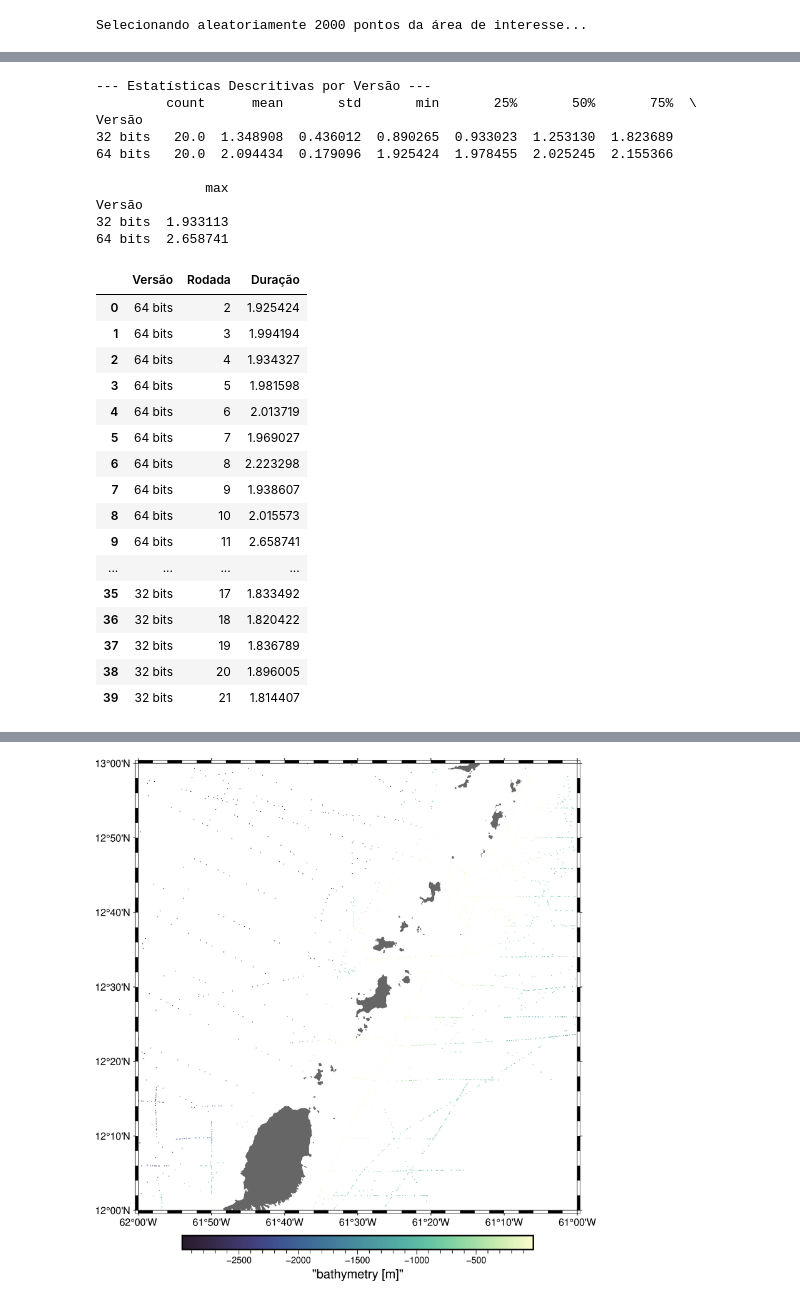
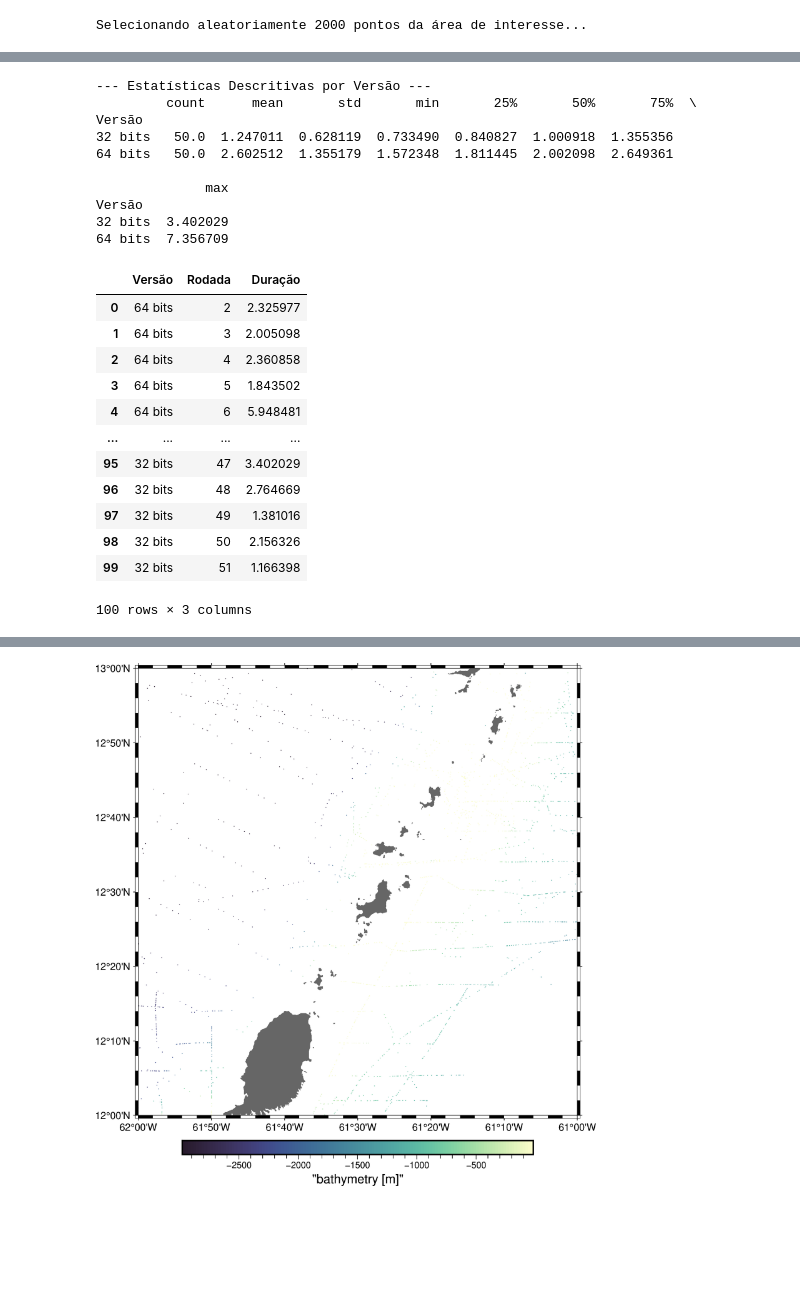
Before and after one commit to BernardoPerS/Fatiando_Modificado, a Jupyter notebook: Testes/teste_verde.ipynb, the cells around one changed output, grey strips where cells are left out. Cells and saved outputs as stored; diff of their text form; code cells hidden in the pictures; blank space fills up the shorter version.

```diff
--- a/Testes/teste_verde.ipynb
+++ b/Testes/teste_verde.ipynb
@@ -123,7 +121,8 @@ Line #      Hits         Time  Per Hit   % Time  Line Contents
 ## Código com benchmarking ##
 resultados_benchmark_spline = []
 # Serão usadas n-1 amostras nas estatísticas
-n_repeticoes = 31
+n_repeticoes = 51
+
 
 #Realizamos os testes com fit utilizando os 64 bits
 for i in range(n_repeticoes):
@@ -478,7 +676,7 @@ Line #      Hits         Time  Per Hit   % Time  Line Contents
 # %%
 ## Código com benchmarking ##
 resultados_benchmark_spline = []
-n_repeticoes = 21
+n_repeticoes = 51
 
 
 
@@ -519,53 +717,49 @@ for i in range(n_repeticoes):
     end_time = time.perf_counter()
 
     duracao = end_time - start_time
     resultados_benchmark_spline.append({
         "Versão": "32 bits",
         "Rodada": i + 1,
         "Duração": duracao
     })
 
 
 # Retirar a primeira iteração de ambos
 resultados_benchmark_spline.pop(0)
 resultados_benchmark_spline.pop(n_repeticoes)
 
 # Transforma a lista em um dataframe para isolar as informações desejadas
 df_resultados = pd.DataFrame(resultados_benchmark_spline)
 
 # Printa os dados estatísticos de cada versão (média, mediana, quartis)
 print("\n--- Estatísticas Descritivas por Versão ---")
 print(df_resultados.groupby("Versão")["Duração"].describe())
 
 df_resultados
 # %% [output]
 --- Estatísticas Descritivas por Versão ---
          count      mean       std       min       25%       50%       75%  \
 Versão
-32 bits   20.0  1.348908  0.436012  0.890265  0.933023  1.253130  1.823689
-64 bits   20.0  2.094434  0.179096  1.925424  1.978455  2.025245  2.155366
+32 bits   50.0  1.247011  0.628119  0.733490  0.840827  1.000918  1.355356
+64 bits   50.0  2.602512  1.355179  1.572348  1.811445  2.002098  2.649361
 
               max
 Versão
-32 bits  1.933113
-64 bits  2.658741
+32 bits  3.402029
+64 bits  7.356709
 |  | Versão | Rodada | Duração |
-| 0 | 64 bits | 2 | 1.925424 |
-| 1 | 64 bits | 3 | 1.994194 |
-| 2 | 64 bits | 4 | 1.934327 |
-| 3 | 64 bits | 5 | 1.981598 |
-| 4 | 64 bits | 6 | 2.013719 |
-| 5 | 64 bits | 7 | 1.969027 |
-| 6 | 64 bits | 8 | 2.223298 |
-| 7 | 64 bits | 9 | 1.938607 |
-| 8 | 64 bits | 10 | 2.015573 |
-| 9 | 64 bits | 11 | 2.658741 |
+| 0 | 64 bits | 2 | 2.325977 |
+| 1 | 64 bits | 3 | 2.005098 |
+| 2 | 64 bits | 4 | 2.360858 |
+| 3 | 64 bits | 5 | 1.843502 |
+| 4 | 64 bits | 6 | 5.948481 |
 | ... | ... | ... | ... |
-| 35 | 32 bits | 17 | 1.833492 |
-| 36 | 32 bits | 18 | 1.820422 |
-| 37 | 32 bits | 19 | 1.836789 |
-| 38 | 32 bits | 20 | 1.896005 |
-| 39 | 32 bits | 21 | 1.814407 |
+| 95 | 32 bits | 47 | 3.402029 |
+| 96 | 32 bits | 48 | 2.764669 |
+| 97 | 32 bits | 49 | 1.381016 |
+| 98 | 32 bits | 50 | 2.156326 |
+| 99 | 32 bits | 51 | 1.166398 |
+100 rows × 3 columns
 # %%
 # Tomando os tempos de execução de cada versão
 tempos_64bit = df_resultados[df_resultados["Versão"] == "64 bits"]["Duração"]
```
Also changed, not shown: parts of 30 cells of this notebook.
